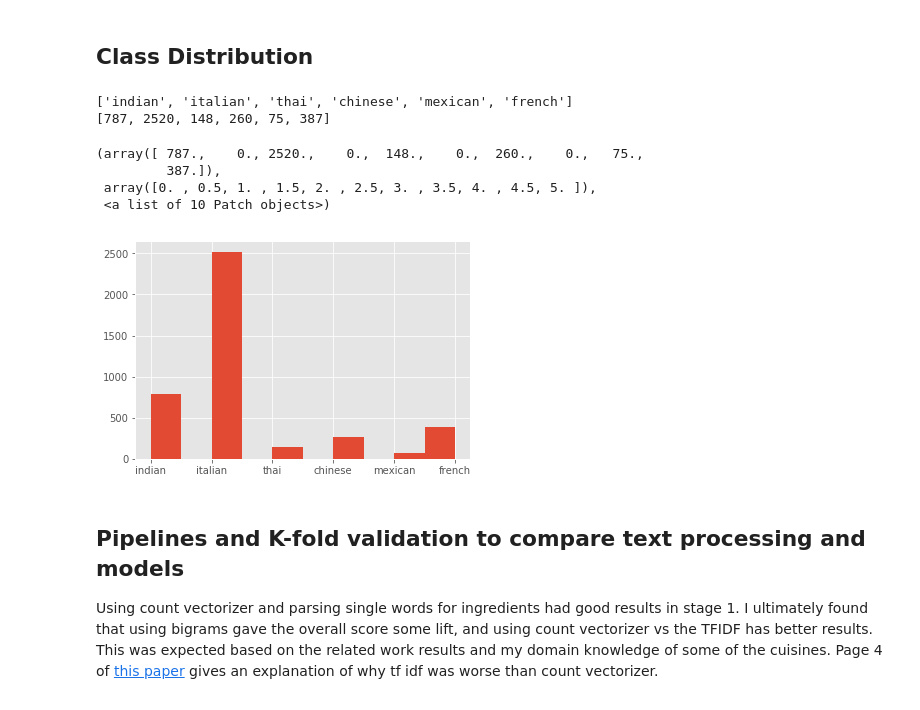
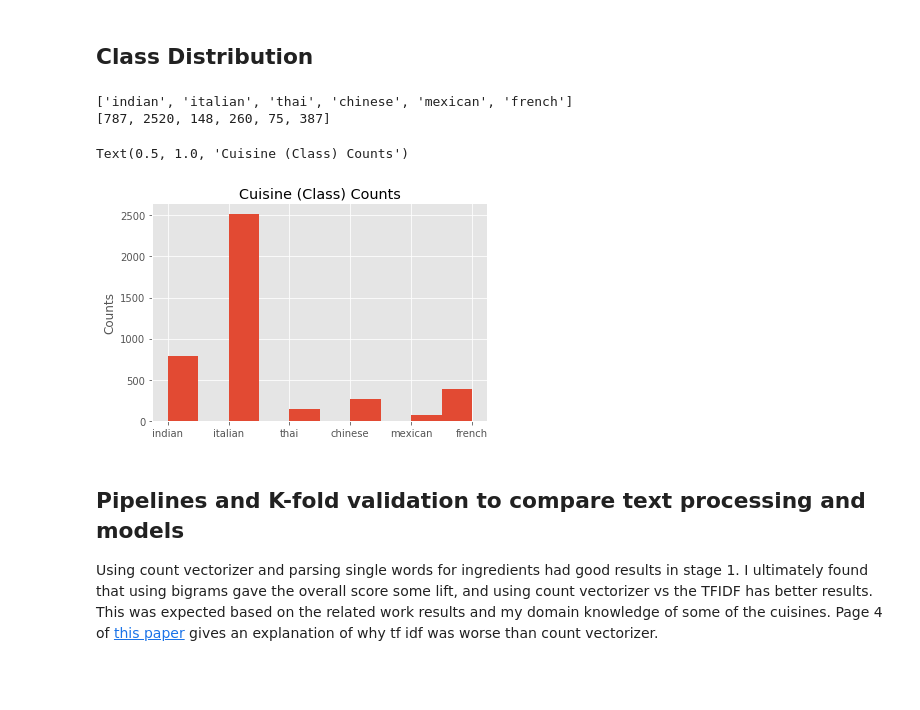
Before and after one commit to kulsoom-abdullah/kulsoom-abdullah.github.io, a Jupyter notebook: AWS-lambda-implementation/model_implementation/recipe multiclass classification.ipynb, the cells around one changed output. Cells and saved outputs as stored; diff of their text form; code cells hidden in the pictures; blank space fills up the shorter version.

```diff
--- a/AWS-lambda-implementation/model_implementation/recipe multiclass classification.ipynb
+++ b/AWS-lambda-implementation/model_implementation/recipe multiclass classification.ipynb
@@ -142,20 +145,19 @@ parmesan cheese;790
 # %%
 #plot the class counts as a bar chart
 from collections import Counter
 
 cuisine_counts = Counter(cuisine_labels)
 print(list(cuisine_counts.keys()))
 print(list(cuisine_counts.values()))
 
 plt.hist(list(cuisine_counts.keys()), weights=list(cuisine_counts.values()))
+plt.ylabel('Counts')
+plt.title('Cuisine (Class) Counts')
 # %% [output]
 ['indian', 'italian', 'thai', 'chinese', 'mexican', 'french']
 [787, 2520, 148, 260, 75, 387]
-(array([ 787.,    0., 2520.,    0.,  148.,    0.,  260.,    0.,   75.,
-         387.]),
- array([0. , 0.5, 1. , 1.5, 2. , 2.5, 3. , 3.5, 4. , 4.5, 5. ]),
- <a list of 10 Patch objects>)
+Text(0.5, 1.0, 'Cuisine (Class) Counts')
-[figure, old version]
+[figure, new version]
 # %% [markdown]
 ## Pipelines and K-fold validation to compare text processing and models
 
```
Also changed, not shown: parts of 25 cells of this notebook, 24 other files.
